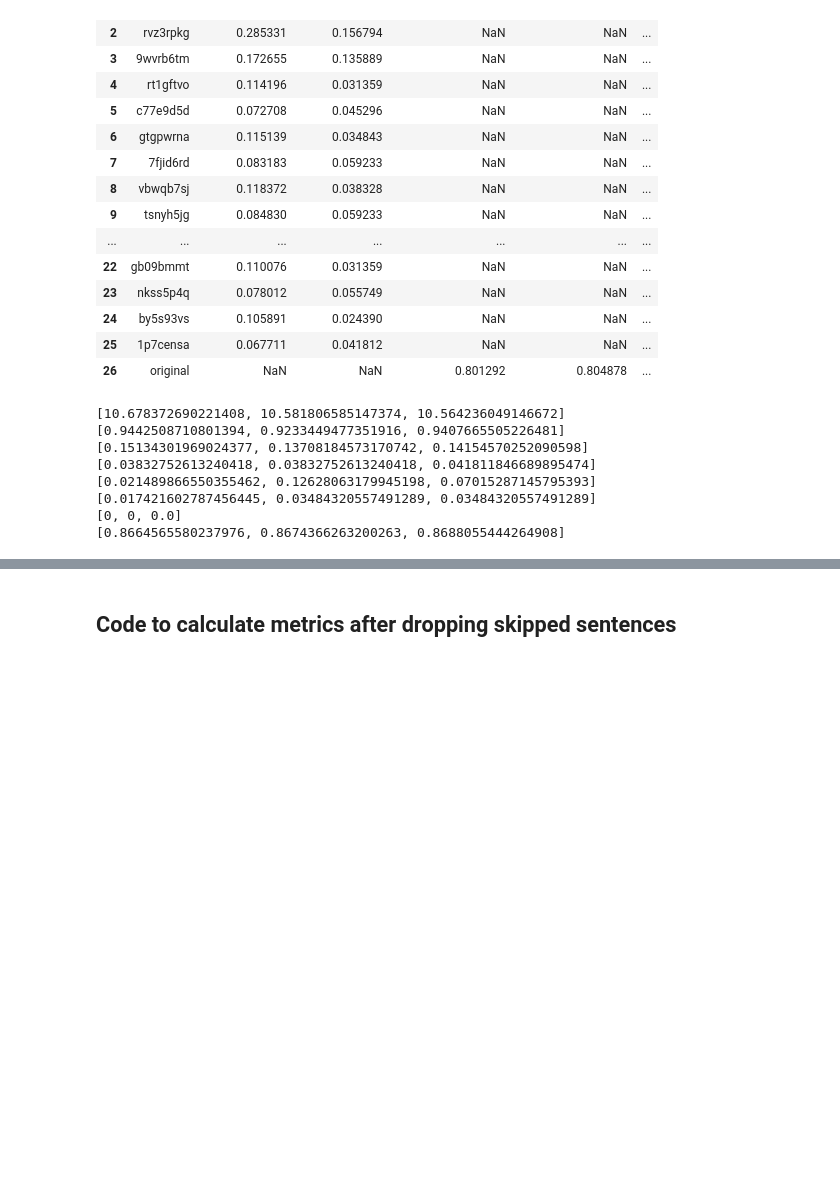
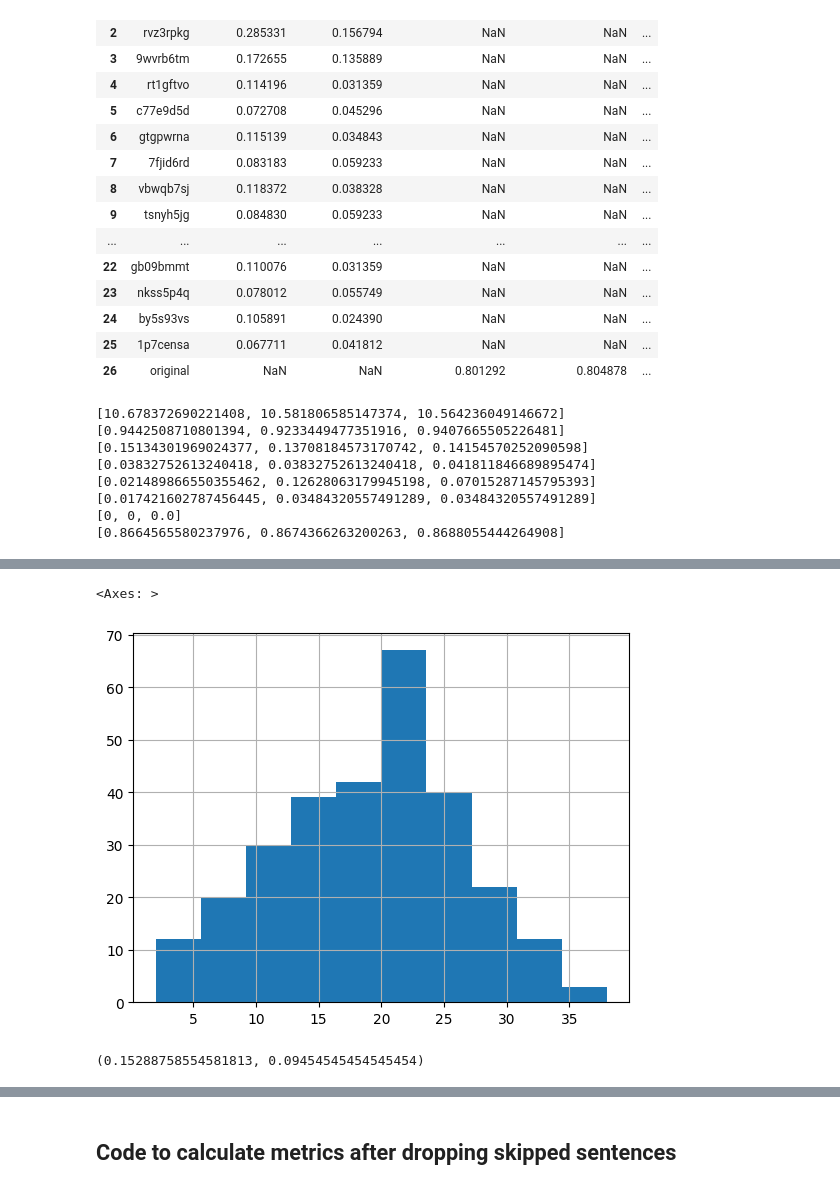
Before and after one commit to hayleyson/mucoco, a Jupyter notebook: new_module/nb_impt_ablation_table_related.ipynb, the cells around one changed output, grey strips where cells are left out. Drawn from its saved outputs; the diff is of its cells as text; code cells hidden in the pictures; blank space fills up the shorter version.

```diff
--- a/new_module/nb_impt_ablation_table_related.ipynb
+++ b/new_module/nb_impt_ablation_table_related.ipynb
@@ -790,0 +872,30 @@ pd.DataFrame({'run_ids':['BOLT/detoxic/detoxic/replaced_vocab_roberta_for_jigsaw
+# %%
+outputs_file_common_edited_ixs_comparison['text_word_count']=outputs_file_common_edited_ixs_comparison['text'].apply(lambda x: len(x.split()))
+# %%
+outputs_file_common_edited_ixs_comparison.sort_values(by='text_word_count',ascending=True)['text_word_count'].hist()
+# %% [output]
+<Axes: >
+[figure, added]
+# %%
+## common_edited_ixs 중에서, edit된 것에 대해서만 metric을 뽑아보자.
+## ~> 여전히 toxicity가 높아서, 실제 문제가 존재하는 것으로 판단된다.
+run_id='5r9qmoze'
+fpath='outputs/toxicity/mlm-reranking/roberta-base-jigsaw-toxicity-classifier-energy-training/mlm-beamsearch-v0-word-nps5-k10-beam5-allsat_primary-toxic-to-nontoxic-grad_norm-5r9qmoze/outputs_epsilon0.75.txt'
+res_prefix='outputs/toxicity/mlm-reranking/roberta-base-jigsaw-toxicity-classifier-energy-training/mlm-beamsearch-v0-word-nps5-k10-beam5-allsat_primary-toxic-to-nontoxic-grad_norm-5r9qmoze/results_epsilon0.75-test.txt'
+
+outputs_file=pd.read_json(fpath, lines=True)
+outputs_file=unravel(outputs_file)[['prompt','text','allsat','edited']].copy()
+outputs_file_common_edited_ixs = outputs_file.loc[common_edited_ixs,:].copy()
+common_common_edited_ixs = outputs_file_common_edited_ixs.loc[outputs_file_common_edited_ixs['edited'],:].index.tolist()
+
+metric='toxicity'
+result_file=glob(f"{res_prefix}.{metric}")
+result=pd.read_json(result_file[0],lines=True)
+result=unravel_toxicity_data(result)
+result=result.loc[common_common_edited_ixs] ## 이부분 수정
+avg_toxicity=result['toxicity'].mean()
+toxic_proba=result['toxicity'].apply(lambda x: 1 if x>0.5 else 0).mean()
+
+avg_toxicity,toxic_proba
+# %% [output]
+(0.15288758554581813, 0.09454545454545454)
```
Also changed, not shown: parts of 53 cells of this notebook, 28 other files.
